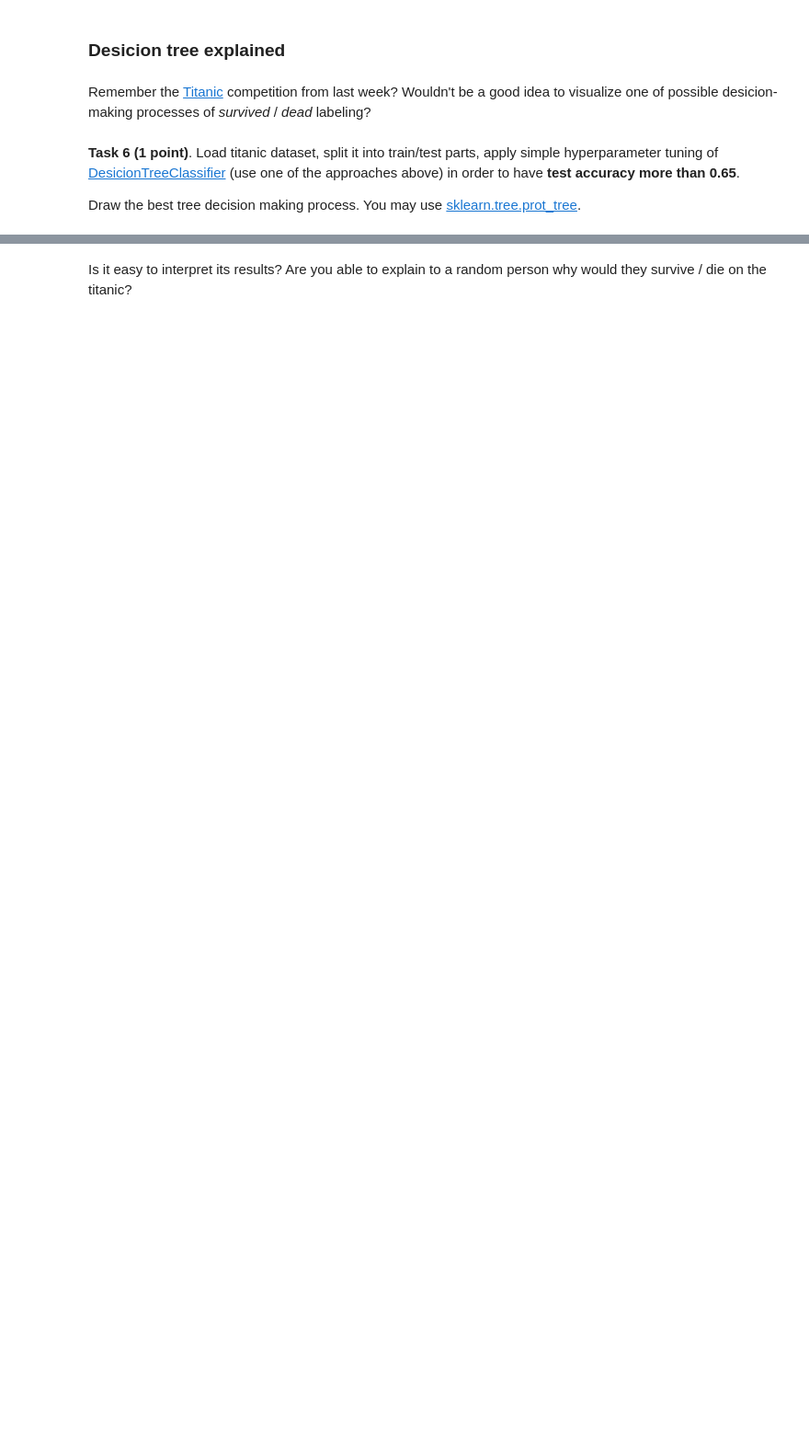
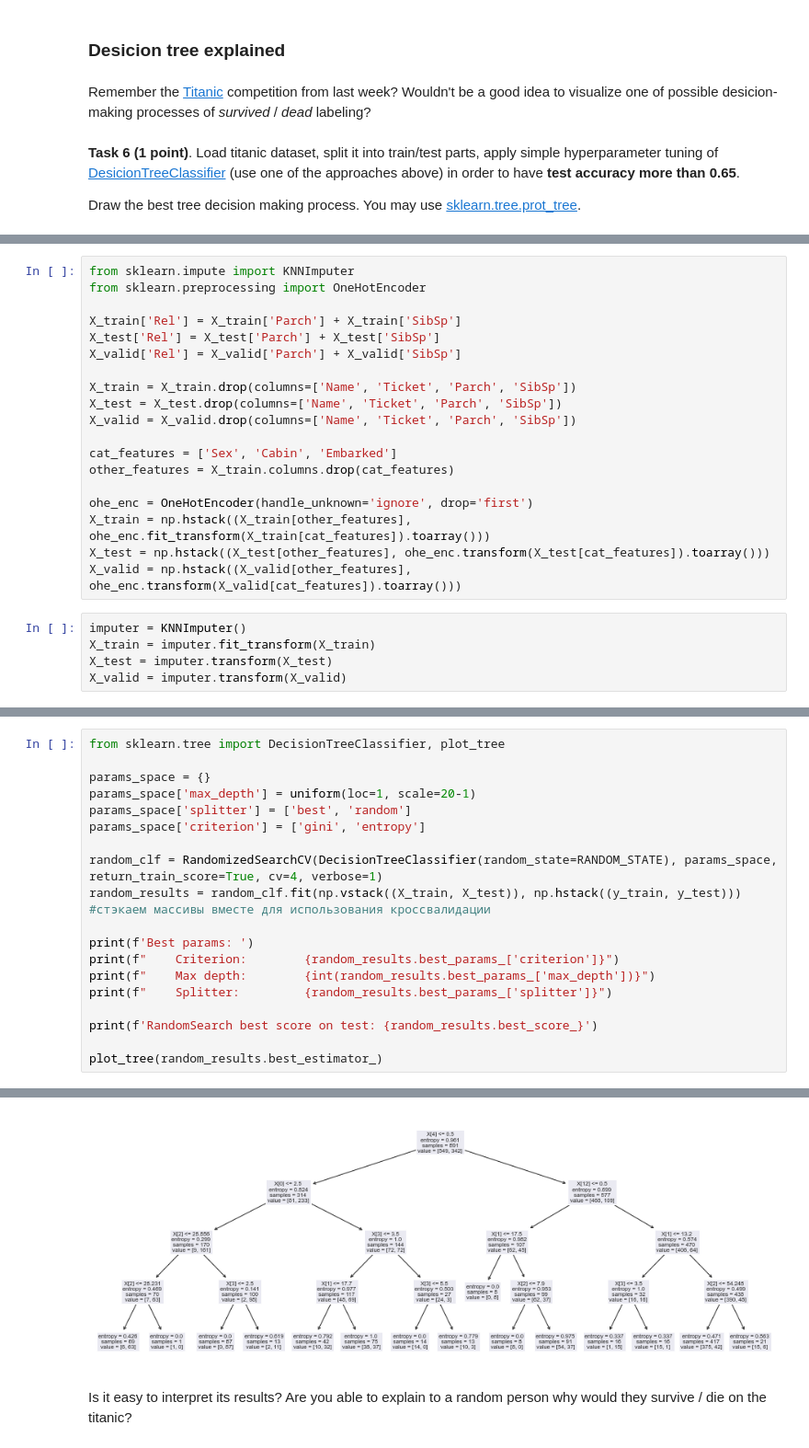
Before and after one commit to zappaz00/7_trees_and_ensembles, a Jupyter notebook: rf_classifier.ipynb, the cells around one changed output, grey strips where cells are left out. Shown at 92% size. Drawn from its saved outputs; the diff is of its cells as text; blank space fills up the shorter version.

```diff
--- a/rf_classifier.ipynb
+++ b/rf_classifier.ipynb
@@ -687,0 +716,24 @@ from sklearn.tree import DecisionTreeClassifier
+# %%
+from sklearn.impute import KNNImputer
+from sklearn.preprocessing import OneHotEncoder
+
+X_train['Rel'] = X_train['Parch'] + X_train['SibSp']
+X_test['Rel'] = X_test['Parch'] + X_test['SibSp']
+X_valid['Rel'] = X_valid['Parch'] + X_valid['SibSp']
+
+X_train = X_train.drop(columns=['Name', 'Ticket', 'Parch', 'SibSp'])
+X_test = X_test.drop(columns=['Name', 'Ticket', 'Parch', 'SibSp'])
+X_valid = X_valid.drop(columns=['Name', 'Ticket', 'Parch', 'SibSp'])
+
+cat_features = ['Sex', 'Cabin', 'Embarked']
+other_features = X_train.columns.drop(cat_features)
+
+ohe_enc = OneHotEncoder(handle_unknown='ignore', drop='first')
+X_train = np.hstack((X_train[other_features], ohe_enc.fit_transform(X_train[cat_features]).toarray()))
+X_test = np.hstack((X_test[other_features], ohe_enc.transform(X_test[cat_features]).toarray()))
+X_valid = np.hstack((X_valid[other_features], ohe_enc.transform(X_valid[cat_features]).toarray()))
+# %%
+imputer = KNNImputer()
+X_train = imputer.fit_transform(X_train)
+X_test = imputer.transform(X_test)
+X_valid = imputer.transform(X_valid)
@@ -687,0 +744,20 @@ from sklearn.tree import DecisionTreeClassifier
+# %%
+from sklearn.tree import DecisionTreeClassifier, plot_tree
+
+params_space = {}
+params_space['max_depth'] = uniform(loc=1, scale=20-1)
+params_space['splitter'] = ['best', 'random']
+params_space['criterion'] = ['gini', 'entropy']
+
+random_clf = RandomizedSearchCV(DecisionTreeClassifier(random_state=RANDOM_STATE), params_space, return_train_score=True, cv=4, verbose=1)
+random_results = random_clf.fit(np.vstack((X_train, X_test)), np.hstack((y_train, y_test))) #стэкаем массивы вместе для использования кроссвалидации
+
+print(f'Best params: ')
+print(f"    Criterion:        {random_results.best_params_['criterion']}")
+print(f"    Max depth:        {int(random_results.best_params_['max_depth'])}")
+print(f"    Splitter:         {random_results.best_params_['splitter']}")
+
+print(f'RandomSearch best score on test: {random_results.best_score_}')
+
+plot_tree(random_results.best_estimator_)
+# %% [output]
@@ -688,2 +787,3 @@ from sklearn.tree import DecisionTreeClassifier
+[figure, added]
 # %% [markdown]
 Is it easy to interpret its results? Are you able to explain to a random person why would they survive / die on the titanic?
```
Also changed, not shown: parts of 17 cells of this notebook.
